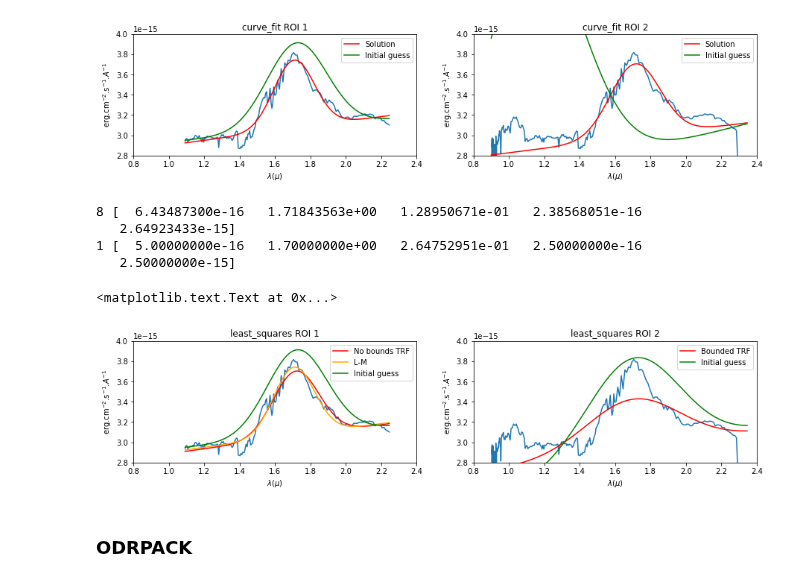
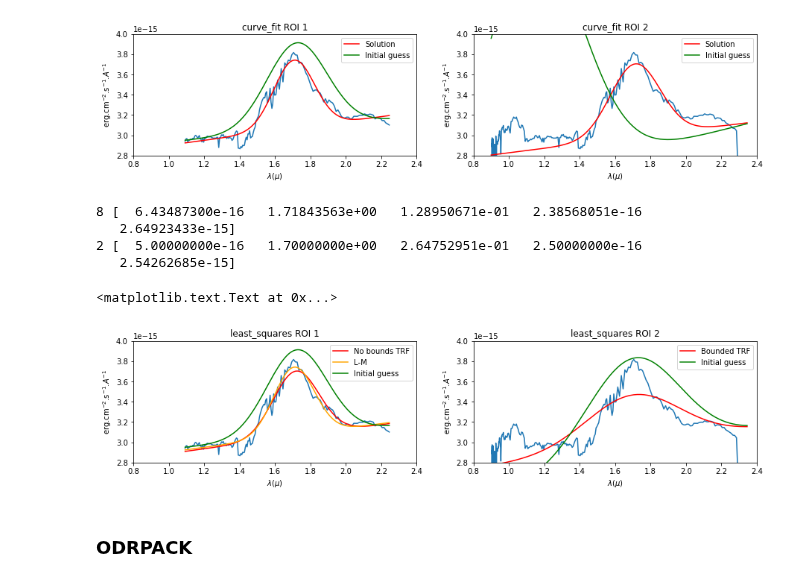
Before and after one commit to ibusko/experiments_specviz, a Jupyter notebook: curve_fit.ipynb, the cells around one changed output. Drawn from its saved outputs; the diff is of its cells as text; code cells hidden in the pictures.

```diff
--- a/curve_fit.ipynb
+++ b/curve_fit.ipynb
@@ -157,44 +157,44 @@ p2[0] = 1.e-15
 res_lsq_1 = least_squares(func_res, np.array(p1), args=(w1, f1), gtol=1.E-15, xtol=1.E-15, ftol=1.E-15)
 res_lsq_1_lm = least_squares(func_res, np.array(p1), method='lm', args=(w1, f1), gtol=1.E-15, xtol=1.E-15, ftol=1.E-15)
 res_lsq_2 = least_squares(func_res, np.array(p2), args=(w2, f2), \
-                          bounds=([0.0,    1.5,  0.0,  0.0,    2.e-15],\
-                                  [1.e-15, 1.9,  0.5,  5.e-16, 3.e-15]), gtol=1.E-15, xtol=1.E-15, ftol=1.E-15)
+                          bounds=([0.0,    1.5,  0.0,  0.0,   -np.inf],\
+                                  [1.e-15, 1.9,  0.5,  5.e-16, np.inf]), gtol=1.E-15, xtol=1.E-15, ftol=1.E-15)
 
 s1 = res_lsq_1['x']
 s1_lm = res_lsq_1_lm['x']
 s2 = res_lsq_2['x']
 
 print(res_lsq_1['nfev'], s1)
 print(res_lsq_2['nfev'], s2)
 
 plt.figure(figsize=(15, 3))
 plt.subplot(121)
 plt.axis(plot_axis)
 plt.plot(w1, f1)
 plt.plot(w1, func(w1, s1[0], s1[1], s1[2], s1[3], s1[4]), color='red', label='No bounds TRF')
 plt.plot(w1, func(w1, s1_lm[0], s1_lm[1], s1_lm[2], s1_lm[3], s1_lm[4]), color='orange', label='L-M')
 plt.plot(w1, func(w1, p1[0], p1[1], p1[2], p1[3], p1[4]), color='green', label="Initial guess")
 plt.xlabel(x_label)
 plt.ylabel(y_label)
 plt.legend()
 plt.title("least_squares ROI 1")
 
 plt.subplot(122)
 plt.axis(plot_axis)
 plt.plot(w2, f2)
 plt.plot(w2, func(w2, s2[0], s2[1], s2[2], s2[3], s2[4]), color='red', label='Bounded TRF')
 plt.plot(w2, func(w2, p2[0], p2[1], p2[2], p2[3], p2[4]), color='green', label="Initial guess")
 plt.xlabel(x_label)
 plt.ylabel(y_label)
 plt.legend()
 plt.title("least_squares ROI 2")
 # %% [output]
 8 [  6.43487300e-16   1.71843563e+00   1.28950671e-01   2.38568051e-16
    2.64923433e-15]
-1 [  5.00000000e-16   1.70000000e+00   2.64752951e-01   2.50000000e-16
-   2.50000000e-15]
+2 [  5.00000000e-16   1.70000000e+00   2.64752951e-01   2.50000000e-16
+   2.54262685e-15]
 <matplotlib.text.Text at 0x...>
-[figure, old version]
+[figure, new version]
 # %% [markdown]
 ### ODRPACK
 # %% [markdown]
```
